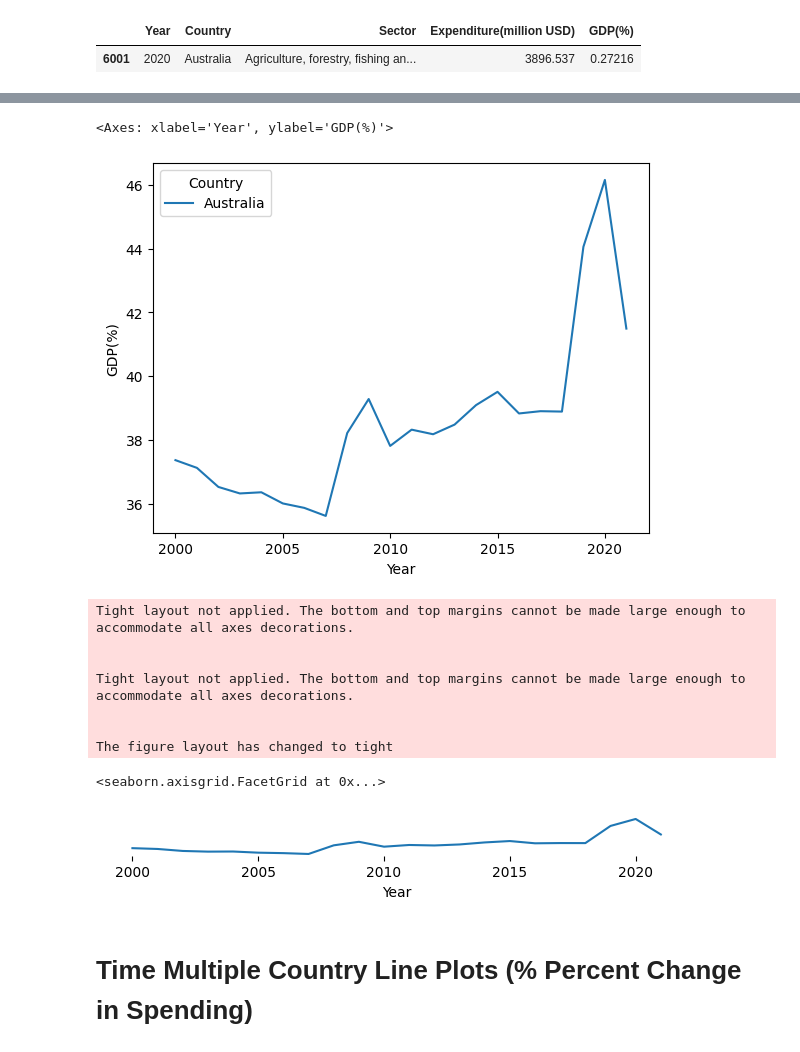
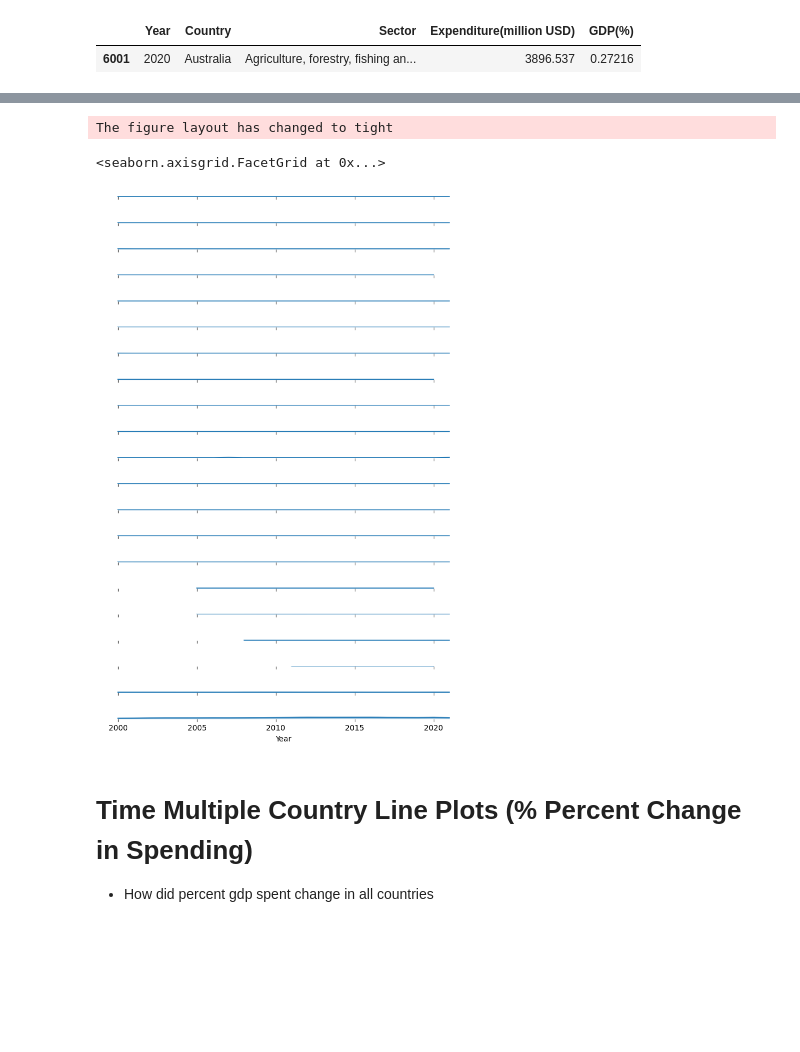
Before and after one commit to You-Gao/Kaggle, a Jupyter notebook: Exploratory Data Analysis/World Government EDA/visualization.ipynb, the cells around one changed output, grey strips where cells are left out. Saved outputs shown, nothing was run; the diff lists cells and outputs as text; code cells hidden in the pictures; blank space fills up the shorter version.

```diff
--- a/Exploratory Data Analysis/World Government EDA/visualization.ipynb
+++ b/Exploratory Data Analysis/World Government EDA/visualization.ipynb
@@ -50,12 +76,12 @@ world_df = pd.read_csv("WorldExpenditures.csv", index_col=0)
 non_top_20 = world_df.groupby("Country").sum().sort_values("Expenditure(million USD)", ascending=False).iloc[20:].index.tolist()
 non_top_20 = [country for country in non_top_20 if country not in non_major_european_countries + non_major_south_american_countries + african_countries + south_asian_countries]
 
-non_major_european_df = world_df[world_df["Country"].isin(non_major_european_countries)]
-non_major_south_american_df = world_df[world_df["Country"].isin(non_major_south_american_countries)]
-non_major_african_df = world_df[world_df["Country"].isin(african_countries)]
-non_major_south_asian_df = world_df[world_df["Country"].isin(south_asian_countries)]
-non_top_20_df = world_df[world_df["Country"].isin(non_top_20)]
-world_df = world_df[~world_df["Country"].isin(non_major_european_countries + non_major_south_american_countries + african_countries + south_asian_countries + non_top_20)]
+# non_major_european_df = world_df[world_df["Country"].isin(non_major_european_countries)]
+# non_major_south_american_df = world_df[world_df["Country"].isin(non_major_south_american_countries)]
+# non_major_african_df = world_df[world_df["Country"].isin(african_countries)]
+# non_major_south_asian_df = world_df[world_df["Country"].isin(south_asian_countries)]
+# non_top_20_df = world_df[world_df["Country"].isin(non_top_20)]
+# world_df = world_df[~world_df["Country"].isin(non_major_european_countries + non_major_south_american_countries + african_countries + south_asian_countries + non_top_20)]
 
 
 # non_major_european_df = non_major_european_df[non_major_european_df["Sector"] == "Total function"]
@@ -64,19 +90,19 @@ world_df = world_df[~world_df["Country"].isin(non_major_european_countries + non
 # non_major_south_asian_df = non_major_south_asian_df[non_major_south_asian_df["Sector"] == "Total function"]
 # non_top_20_df = non_top_20_df[non_top_20_df["Sector"] == "Total function"]
 
-non_major_european_df = non_major_european_df.groupby(["Year","Sector"]).sum().reset_index()
-non_major_south_american_df = non_major_south_american_df.groupby(["Year","Sector"]).sum().reset_index()
-non_major_african_df = non_major_african_df.groupby(["Year","Sector"]).sum().reset_index()
-non_major_south_asian_df = non_major_south_asian_df.groupby(["Year","Sector"]).sum().reset_index()
-non_top_20_df = non_top_20_df.groupby(["Year","Sector"]).sum().reset_index()
+# non_major_european_df = non_major_european_df.groupby(["Year","Sector"]).sum().reset_index()
+# non_major_south_american_df = non_major_south_american_df.groupby(["Year","Sector"]).sum().reset_index()
+# non_major_african_df = non_major_african_df.groupby(["Year","Sector"]).sum().reset_index()
+# non_major_south_asian_df = non_major_south_asian_df.groupby(["Year","Sector"]).sum().reset_index()
+# non_top_20_df = non_top_20_df.groupby(["Year","Sector"]).sum().reset_index()
 
-non_major_european_df["Country"] = "Non-Major European"
-non_major_south_american_df["Country"] = "Non-Major South American"
-non_major_african_df["Country"] = "African"
-non_major_south_asian_df["Country"] = "South Asian"
-non_top_20_df["Country"] = "Other"
+# non_major_european_df["Country"] = "Non-Major European"
+# non_major_south_american_df["Country"] = "Non-Major South American"
+# non_major_african_df["Country"] = "African"
+# non_major_south_asian_df["Country"] = "South Asian"
+# non_top_20_df["Country"] = "Other"
 
-world_df = pd.concat([world_df, non_major_european_df, non_top_20_df], ignore_index=True)
+# world_df = pd.concat([world_df, non_major_european_df, non_top_20_df], ignore_index=True)
 
 
 
@@ -327,31 +393,20 @@ Name: g, dtype: int64
-# %%
-# line plot of year and gdp
-sns.lineplot(data=world_totals_df, x="Year", y="GDP(%)", hue="Country")
-# %% [output]
-<Axes: xlabel='Year', ylabel='GDP(%)'>
-[figure, removed]
 # %%
 world_totals_df = world_df[world_df['Sector'] == "Total function"]
 world_totals_df = world_totals_df[world_totals_df['Country'] == "Australia"]
 # Initialize the FacetGrid object
 pal = sns.cubehelix_palette(10, rot=-.25, light=.7)
-g = sns.FacetGrid(world_totals_df, row="Country", aspect=15, height=.5, palette=pal)
+g = sns.FacetGrid(world_df, row="Country", aspect=15, height=.5, palette=pal)
 
 g.map(sns.lineplot, "Year","GDP(%)")
 
 # Remove axes details that don't play well with overlap
 g.set_titles("")
 g.set(yticks=[], ylabel="")
 g.despine(bottom=True, left=True)
 # %% [output]
-Tight layout not applied. The bottom and top margins cannot be made large enough to accommodate all axes decorations.
-
-
-Tight layout not applied. The bottom and top margins cannot be made large enough to accommodate all axes decorations.
-
-
 The figure layout has changed to tight
 <seaborn.axisgrid.FacetGrid at 0x...>
-[figure, old version]
+[figure, new version]
 # %% [markdown]
 # Time Multiple Country Line Plots (% Percent Change in Spending)
+* How did percent gdp spent change in all countries
```
Also changed, not shown: parts of 34 cells of this notebook, 3 other files.
